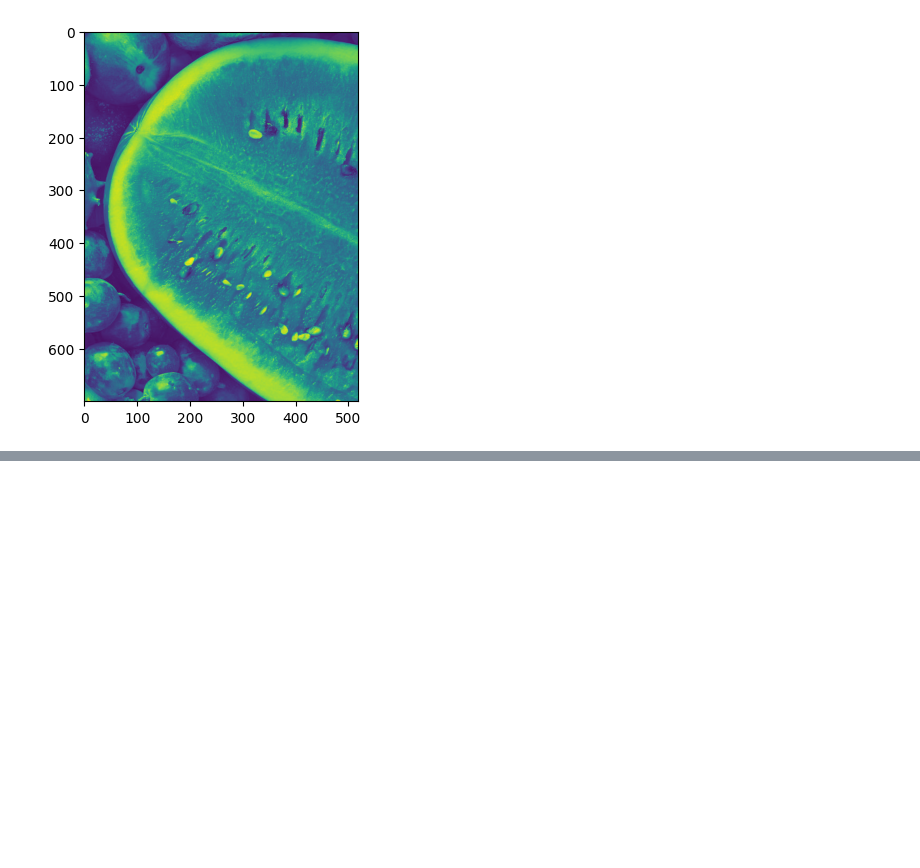
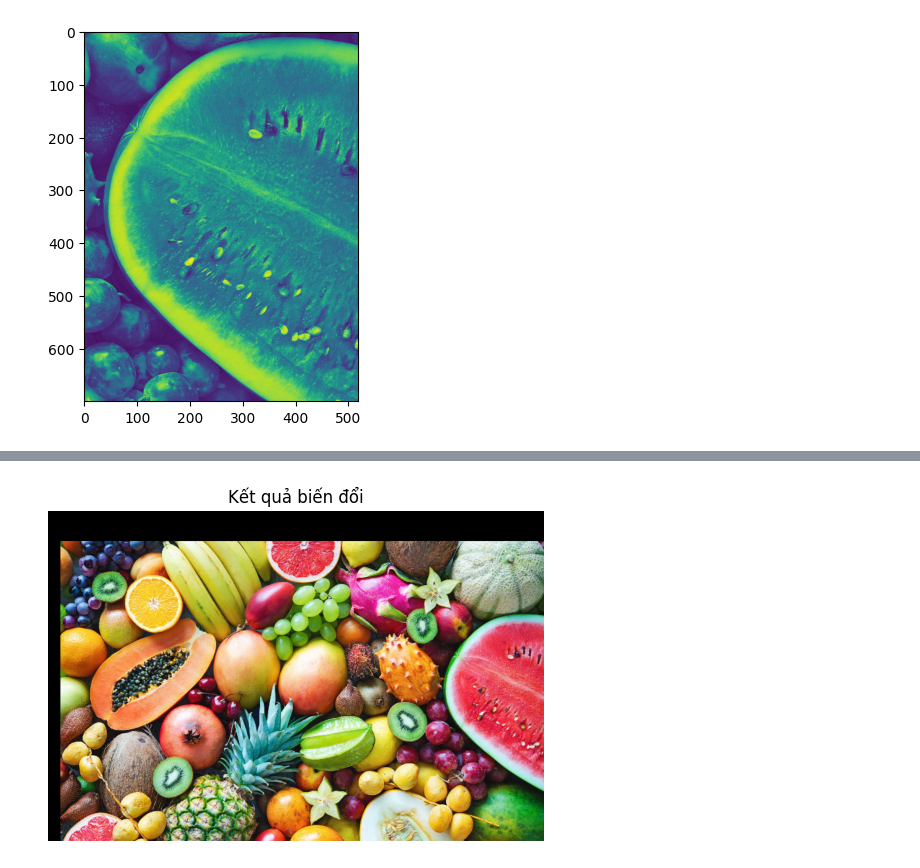
Before and after one commit to anhba21/nguyen-ba-anh, a Jupyter notebook: btaplab3.ipynb, the cells around one changed output, grey strips where cells are left out. Saved outputs shown, nothing was run; the diff lists cells and outputs as text; code cells hidden in the pictures; blank space fills up the shorter version.

```diff
--- a/btaplab3.ipynb
+++ b/btaplab3.ipynb
@@ -118,0 +128,97 @@ plt.show()
+# %%
+import numpy as np
+import imageio.v2 as iio
+import matplotlib.pyplot as plt
+import cv2
+import os
+
+def resize_if_large(img, max_size=800):
+    h, w = img.shape[:2]
+    if max(h, w) > max_size:
+        scale = max_size / max(h, w)
+        img = cv2.resize(img, (int(w*scale), int(h*scale)))
+    return img
+
+def translate(img):
+    dx = int(input("Nhập số pixel dịch chuyển theo trục X: "))
+    dy = int(input("Nhập số pixel dịch chuyển theo trục Y: "))
+    M = np.float32([[1, 0, dx], [0, 1, dy]])
+    h, w = img.shape[:2]
+    return cv2.warpAffine(img, M, (w, h))
+
+def rotate(img):
+    angle = float(input("Nhập góc xoay (độ): "))
+    h, w = img.shape[:2]
+    center = (w // 2, h // 2)
+    M = cv2.getRotationMatrix2D(center, angle, 1.0)
+    return cv2.warpAffine(img, M, (w, h))
+
+def zoom_in(img):
+    factor = float(input("Nhập hệ số phóng to (>1): "))
+    h, w = img.shape[:2]
+    return cv2.resize(img, (int(w*factor), int(h*factor)))
+
+def zoom_out(img):
+    factor = float(input("Nhập hệ số thu nhỏ (<1): "))
+    h, w = img.shape[:2]
+    return cv2.resize(img, (int(w*factor), int(h*factor)))
+
+def coordinate_map(img):
+    # Sử dụng scipy cho phép biến đổi này vì OpenCV không hỗ trợ trực tiếp
+    import scipy.ndimage as nd
+    def GeoFun(outcoord):
+        a = 10 * np.cos(outcoord[0] / 10.0) + outcoord[0]
+        b = 10 * np.cos(outcoord[1] / 10.0) + outcoord[1]
+        return a, b
+    if img.ndim == 3:
+        # Xử lý từng kênh màu
+        channels = [nd.geometric_transform(img[...,i], GeoFun) for i in range(3)]
+        return np.stack(channels, axis=-1)
+    else:
+        return nd.geometric_transform(img, GeoFun)
+
+# Đọc danh sách file ảnh trong thư mục exercise
+folder = 'exercise'
+files = [f for f in os.listdir(folder) if f.lower().endswith(('.jpg', '.png', '.jpeg'))]
+
+if not files:
+    print("Không tìm thấy ảnh trong thư mục exercise.")
+    exit()
+
+print("Các ảnh có trong thư mục exercise:")
+for idx, f in enumerate(files):
+    print(f"{idx+1}. {f}")
+
+img_idx = int(input("Chọn số thứ tự ảnh muốn thao tác: ")) - 1
+img_path = os.path.join(folder, files[img_idx])
+img = iio.imread(img_path)
+img = resize_if_large(img)
+
+print("\nMenu:")
+print("T - Tịnh tiến")
+print("X - Xoay")
+print("P - Phóng to")
+print("H - Thu nhỏ")
+print("C - Coordinate Map")
+
+choice = input("Chọn phép biến đổi (T/X/P/H/C): ").upper()
+
+if choice == 'T':
+    result = translate(img)
+elif choice == 'X':
+    result = rotate(img)
+elif choice == 'P':
+    result = zoom_in(img)
+elif choice == 'H':
+    result = zoom_out(img)
+elif choice == 'C':
+    result = coordinate_map(img)
+else:
+    print("Lựa chọn không hợp lệ!")
+    exit()
+
+plt.imshow(result if result.ndim == 3 else result, cmap='gray' if result.ndim == 2 else None)
+plt.axis('off')
+plt.title("Kết quả biến đổi")
+plt.show()
+# %% [output]
@@ -118,0 +239 @@ plt.show()
+[figure, added]
```
Also changed, not shown: parts of 2 cells of this notebook, 1 other file.
